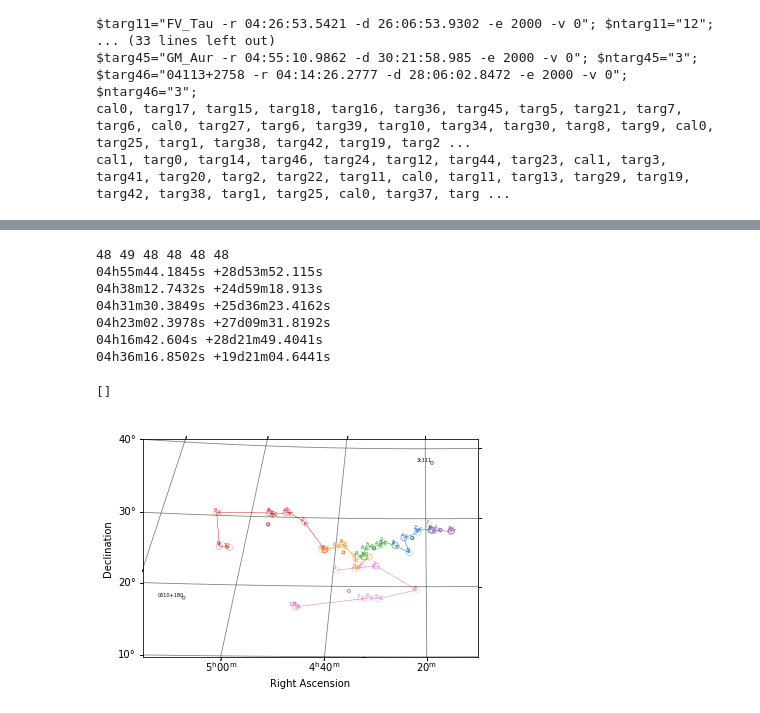
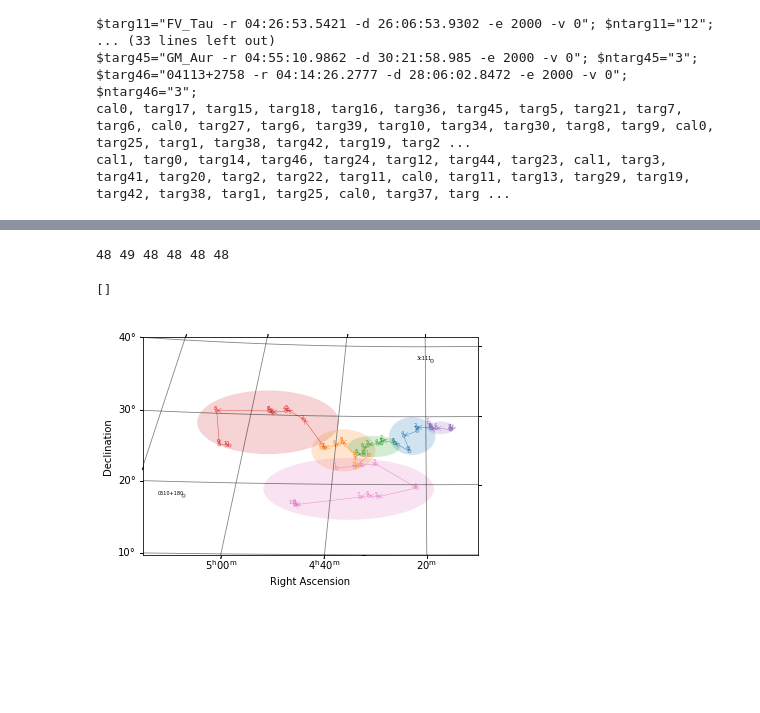
Before and after one commit to cfp106022130/Taurus_Auriga, a Jupyter notebook: Coordinate.ipynb, the cells around one changed output, grey strips where cells are left out. Cells and saved outputs as stored; diff of their text form; code cells hidden in the pictures; blank space fills up the shorter version.

```diff
--- a/Coordinate.ipynb
+++ b/Coordinate.ipynb
@@ -1175,56 +1174,55 @@ ax.set_ylim(cly, cry)
 
 
 c = ['tab:red', 'tab:orange', 'tab:green', 'tab:blue', 'tab:purple', 'tab:pink']
+cen = [1, 2, 3, 4, 5, 6]
 
 for i in range(6):
     a = 0
     b = 0
     lx = 0
     ly = 0
     for j in range(len(p[i])):
-    #    O = SphericalCircle((x[p[i][j]] * u.deg, y[p[i][j]] * u.deg), 7* u.degree,
-    #                        transform=ax.get_transform('icrs'), facecolor = c, edgecolor = c)
-    #    ax.add_patch(O)
-        ax.scatter(x[p[i][j]], y[p[i][j]], marker = 'o', edgecolor = c[i], facecolor='none', alpha=round(math.sqrt(float(s[i][j])/48), 2))
+        ax.scatter(x[p[i][j]], y[p[i][j]], marker = '.', edgecolor = c[i], facecolor='none', alpha=0.5)
+#        ax.scatter(x[p[i][j]], y[p[i][j]], marker = 'o', edgecolor = c[i], facecolor='none', alpha=round(math.sqrt(float(s[i][j])/48), 2))
         ax.annotate(len(p[i])-j, xy = (x[p[i][j]], y[p[i][j]]), xytext = (0, 0), textcoords = 'offset points', ha='right', va='bottom', size = 5, color = c[i])
         if (lx != 0):
-            con = ConnectionPatch((x[p[i][j]], y[p[i][j]]), (lx, ly), coordsA = "data", arrowstyle="->", edgecolor=c[i], linewidth=0.5)
+            con = ConnectionPatch((x[p[i][j]], y[p[i][j]]), (lx, ly), coordsA = "data", arrowstyle="->", edgecolor=c[i], linewidth=0.5, alpha=0.8)
             ax.add_artist(con)
         lx = x[p[i][j]]
         ly = y[p[i][j]]
-        a = a + RA[p[i][j]]
-        b = b + Dec[p[i][j]]
-    coor = SkyCoord(a/len(p[i]), b/len(p[i]), frame='icrs', unit='deg')
-    print(coor.to_string('hmsdms'))
-#    al = wcs.all_world2pix(a/len(p[i]), b/len(p[i]), 0)[0]
-#    bl = wcs.all_world2pix(a/len(p[i]), b/len(p[i]), 0)[1]
-    ax.scatter(a/len(p[i]), b/len(p[i]), transform=ax.get_transform('icrs'),  marker = '.', edgecolor = c[i], facecolor='none')
-#    ax.annotate(i+1, xy = (a/len(p[i]), b/len(p[i])), xytext = (0, 0), textcoords = 'offset points', ha='right', va='bottom',
-#                size = 5, color = c[i])
+        a = a + x[p[i][j]]
+        b = b + y[p[i][j]]
+    cen[i] = (a/len(p[i]), b/len(p[i]))
+
+for i in range(6):
+    rx = 0
+    ry = 0
+    for j in range(len(p[i])):
+        if (abs(x[p[i][j]]-cen[i][0]) > rx): rx = abs(x[p[i][j]]-cen[i][0])
+        if (abs(y[p[i][j]]-cen[i][1]) > ry): ry = abs(y[p[i][j]]-cen[i][1])
+    if (3*ry < rx): ry = rx
+    O = Ellipse(cen[i], height = ry*2.5, width = rx*2.5, facecolor = c[i], edgecolor = None, alpha=0.2)
+    ax.add_patch(O)
+
+
 cal0 = SkyCoord('05h10m02.369s', '18d00m41.58s', frame='icrs')
 ax.scatter(cal0.ra.deg, cal0.dec.deg, transform=ax.get_transform('icrs'),  marker = '.', edgecolor = 'gray', facecolor='none')
 ax.annotate('0510+180', xy = (wcs.all_world2pix(cal0.ra.deg, cal0.dec.deg, 0)[0], wcs.all_world2pix(cal0.ra.deg, cal0.dec.deg, 0)[1]), xytext = (0, 0), textcoords = 'offset points', ha='right', va='bottom', size = 5)
 cal1 = SkyCoord('04h18m21.277s', '38d01m35.80s', frame='icrs')
 ax.scatter(cal1.ra.deg, cal1.dec.deg, transform=ax.get_transform('icrs'),  marker = '.', edgecolor = 'gray', facecolor='none')
 ax.annotate('3c111', xy = (wcs.all_world2pix(cal1.ra.deg, cal1.dec.deg, 0)[0], wcs.all_world2pix(cal1.ra.deg, cal1.dec.deg, 0)[1]), xytext = (0, 0), textcoords = 'offset points', ha='right', va='bottom', size = 5)
 cal = SkyCoord('03h19m48.160s', '41d30m42.10s', frame='icrs')
 ax.scatter(cal.ra.deg, cal.dec.deg, transform=ax.get_transform('icrs'),  marker = '.', edgecolor = 'gray', facecolor='none')
 ax.annotate('3c84', xy = (wcs.all_world2pix(cal.ra.deg, cal.dec.deg, 0)[0], wcs.all_world2pix(cal.ra.deg, cal.dec.deg, 0)[1]), xytext = (0, 0), textcoords = 'offset points', ha='right', va='bottom', size = 5)
 
 
 ax.invert_xaxis()
 ax.coords.grid(True, color='black',ls='solid',alpha=0.5)
 ax.coords[0].set_axislabel('Right Ascension')
 ax.coords[1].set_axislabel('Declination')
-plt.savefig(name+'_17_230_1.png', dpi=1000)
+plt.savefig(name+'_17_230_1.pdf', format='PDF', transparent=True)
 plt.plot()
 # %% [output]
 48 49 48 48 48 48
-04h55m44.1845s +28d53m52.115s
-04h38m12.7432s +24d59m18.913s
-04h31m30.3849s +25d36m23.4162s
-04h23m02.3978s +27d09m31.8192s
-04h16m42.604s +28d21m49.4041s
-04h36m16.8502s +19d21m04.6441s
 []
-[figure, old version]
+[figure, new version]
```
Also changed, not shown: parts of 2 cells of this notebook, 1 other file.
